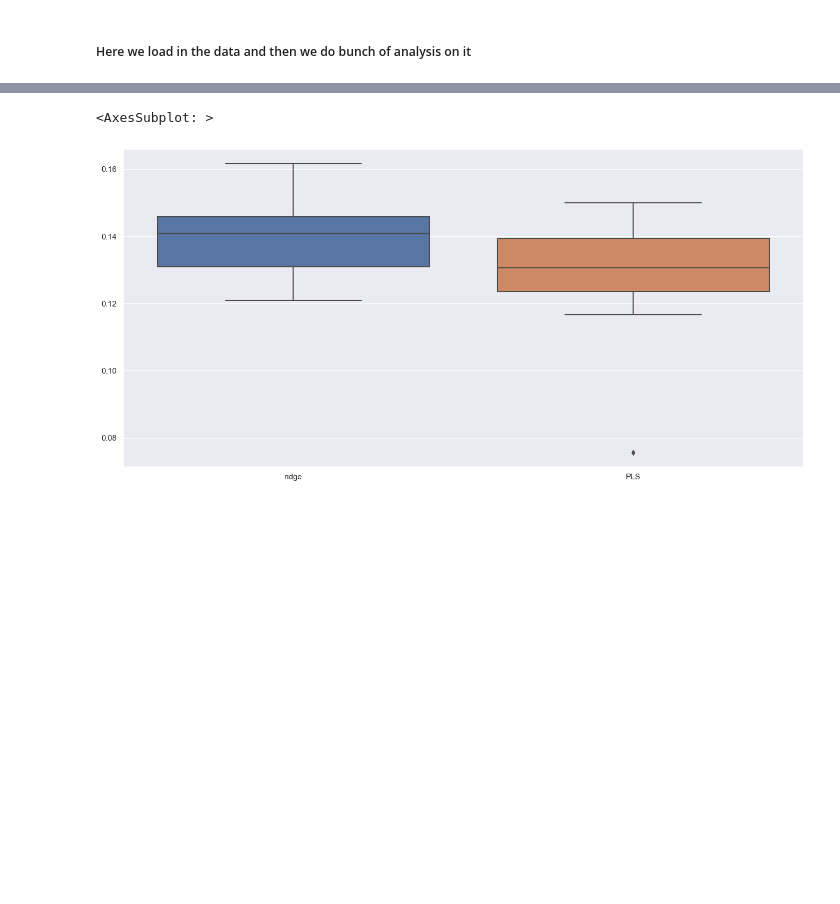
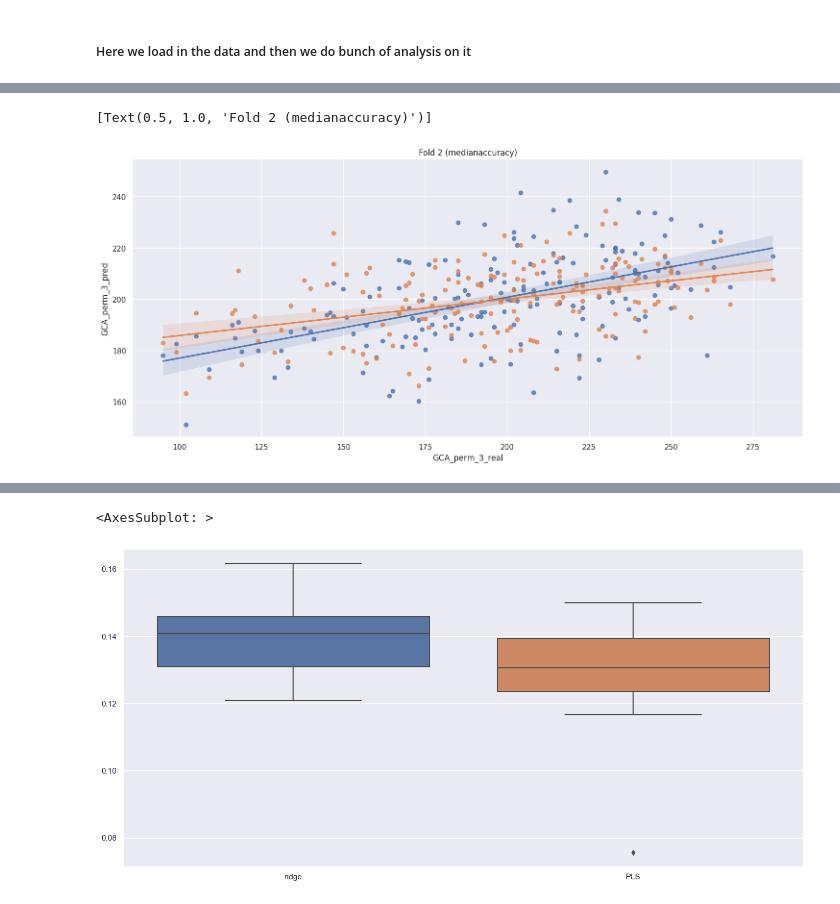
Before and after one commit to samuelheczko/Ridge-Regression-Predictions, a Jupyter notebook: analysis_notebook.ipynb, the cells around one changed output, grey strips where cells are left out. Cells and saved outputs as stored; diff of their text form; code cells hidden in the pictures; blank space fills up the shorter version.

```diff
--- a/analysis_notebook.ipynb
+++ b/analysis_notebook.ipynb
@@ -124,0 +211,17 @@ dtype: float64
+# %%
+##predictions
+
+preds_df_feature_sel = pd.read_csv(tangent_paths_preds_ridge_1000_comp[8])
+preds_df_no_selection = pd.read_csv(tangent_paths_preds_ridge[-1])
+
+sns.regplot(y = preds_df_feature_sel['GCA_perm_3_pred'], x = preds_df_feature_sel['GCA_perm_3_real'])
+sns.regplot(y = preds_df_no_selection['GCA_perm_3_pred'], x = preds_df_no_selection['GCA_perm_3_real']).set(title = 'Fold 2 (medianaccuracy)')
+#plt.xlim([100,300])
+#plt.ylim([100,300])
+
+
+
+#print(tang_df_ridge_1000_comp.loc[tang_df_ridge_1000_comp.canICA100 == tang_df_ridge_1000_comp.canICA100.median])
+# %% [output]
+[Text(0.5, 1.0, 'Fold 2 (medianaccuracy)')]
+[figure, added]
```
Also changed, not shown: parts of 11 cells of this notebook, 3 other files.
